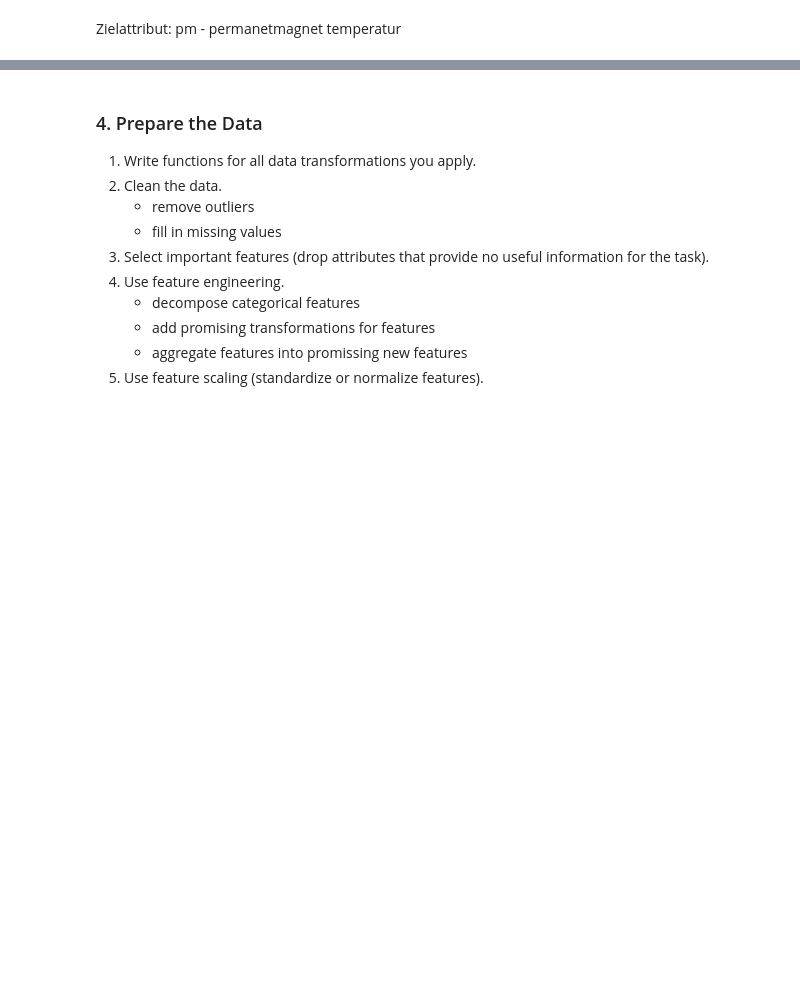
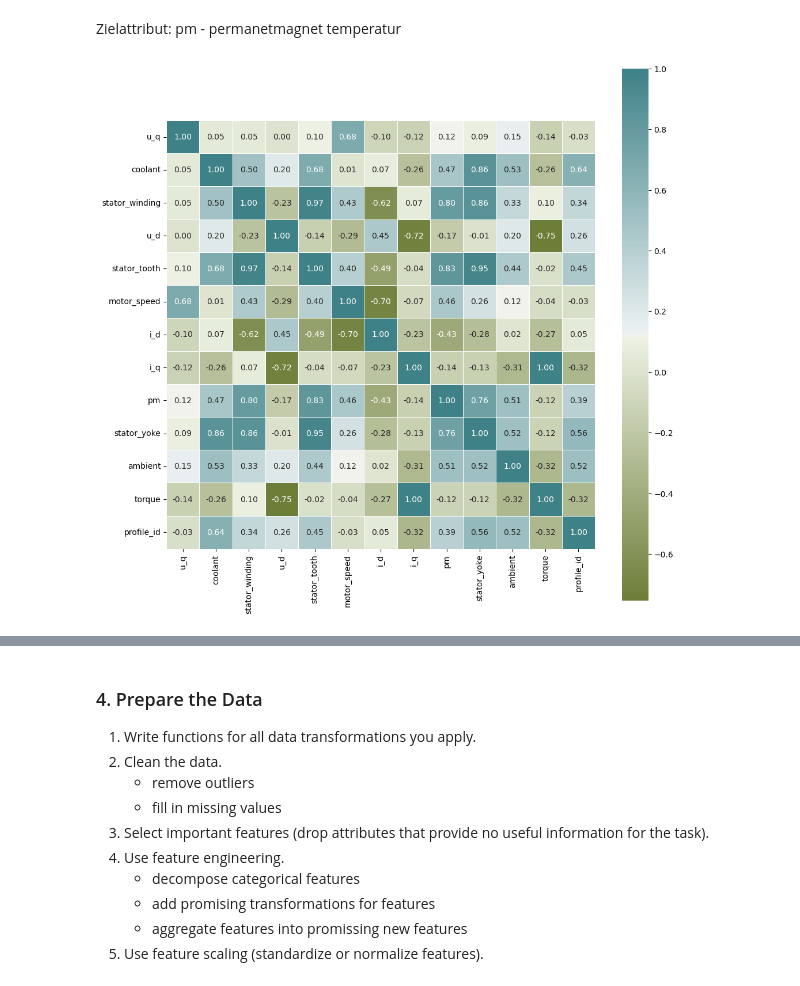
Before and after one commit to fynnbuhl/ML-SS25, a Jupyter notebook: Projekt_Gruppe9_MotorTemperatur.ipynb, the cells around one changed output, grey strips where cells are left out. Saved outputs shown, nothing was run; the diff lists cells and outputs as text; code cells hidden in the pictures; blank space fills up the shorter version.

```diff
--- a/Projekt_Gruppe9_MotorTemperatur.ipynb
+++ b/Projekt_Gruppe9_MotorTemperatur.ipynb
@@ -195,0 +207,13 @@ Zielattribut: pm - permanetmagnet temperatur
+# %%
+#correlation map
+f,ax=plt.subplots(figsize=(12,12))
+corr=motor.corr()
+
+sns.heatmap(corr, annot=True, linewidths=.5, fmt='.2f',
+            mask= np.zeros_like(corr,dtype='bool'),
+            cmap=sns.diverging_palette(100,200,as_cmap=True),
+            square=True, ax=ax)
+
+plt.show()
+# %% [output]
+[figure, added]
```
Also changed, not shown: parts of 14 cells of this notebook.
